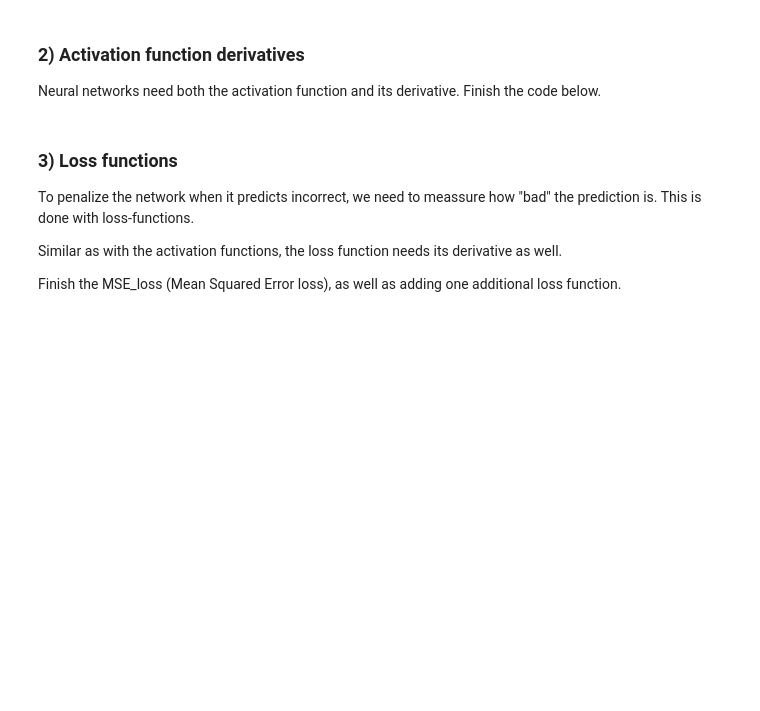
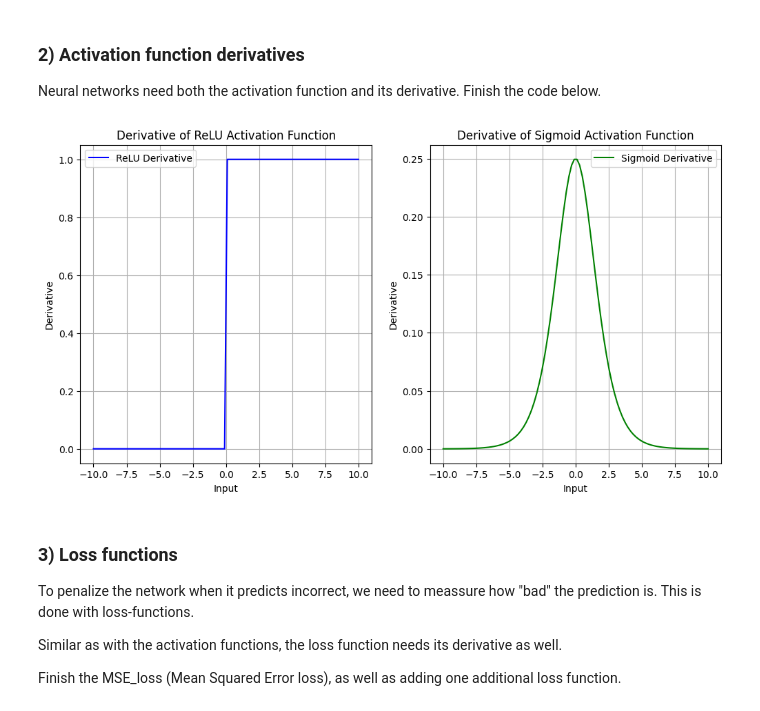
Before and after one commit to iM0ritz/MachineLearning, a Jupyter notebook: Assignment3/ML-Assignment 3-Moritz_Schlitter-Ben_Ertugrul.ipynb, the cells around one changed output. Drawn from its saved outputs; the diff is of its cells as text; code cells hidden in the pictures; blank space fills up the shorter version.

```diff
--- a/Assignment3/ML-Assignment 3-Moritz_Schlitter-Ben_Ertugrul.ipynb
+++ b/Assignment3/ML-Assignment 3-Moritz_Schlitter-Ben_Ertugrul.ipynb
@@ -64,14 +84,34 @@ def d_activate(activations, selected_function = "none"):
     if selected_function == "none":
         dy = np.ones_like(activations)
     elif selected_function == "relu":
-        # TODO: Implement the "ReLU" derivative
-        ...
-    elif selected_function == ... :
-        # TODO: Implement the derivative of the activation function you chose yourself.
-        ...
+        dy = np.where(activations > 0, 1, 0)
+    elif selected_function == "sigmoid":
+        dy = activate(activations, selected_function="sigmoid") * (1 - activate(activations, selected_function="sigmoid"))
     return dy
 # %%
 # TODO Test your activation function derivatives, is the returning values what you expect?
+x = np.linspace(-10, 10, 100)
+dy_relu = d_activate(x, selected_function="relu")
+dy_sigmoid = d_activate(x, selected_function="sigmoid")
+
+plt.figure(figsize=(12, 6))
+plt.subplot(1, 2, 1)
+plt.plot(x, dy_relu, label='ReLU Derivative', color='blue')
+plt.title('Derivative of ReLU Activation Function')
+plt.xlabel('Input')
+plt.ylabel('Derivative')
+plt.grid()
+plt.legend()
+plt.subplot(1, 2, 2)
+plt.plot(x, dy_sigmoid, label='Sigmoid Derivative', color='green')
+plt.title('Derivative of Sigmoid Activation Function')
+plt.xlabel('Input')
+plt.ylabel('Derivative')
+plt.grid()
+plt.legend()
+plt.show()
+# %% [output]
+[figure, added]
 # %% [markdown]
 ### 3) Loss functions
 
```
Also changed, not shown: parts of 6 cells of this notebook.
